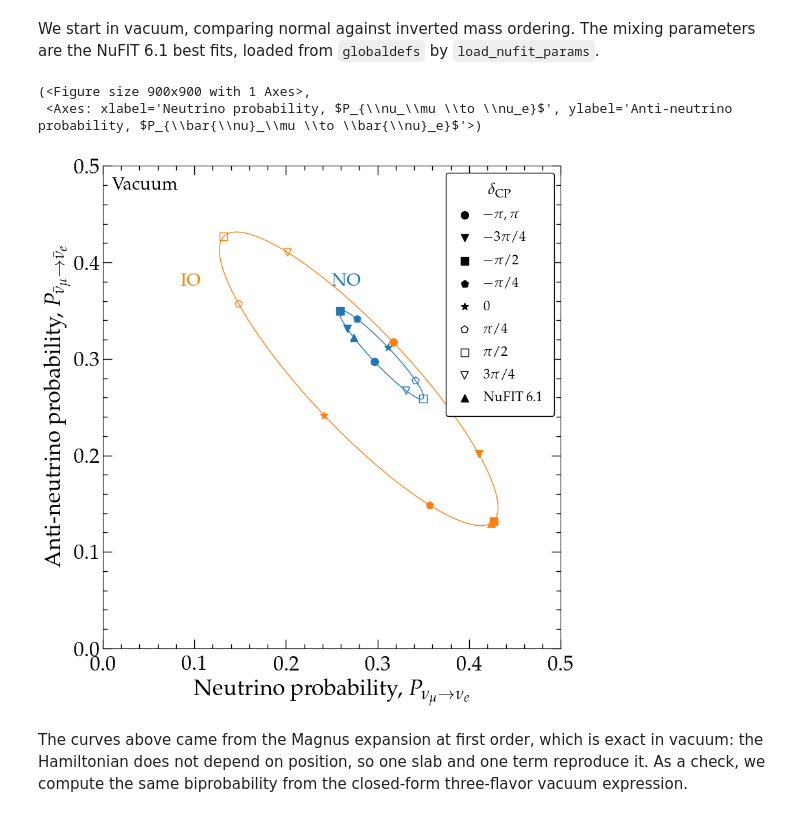
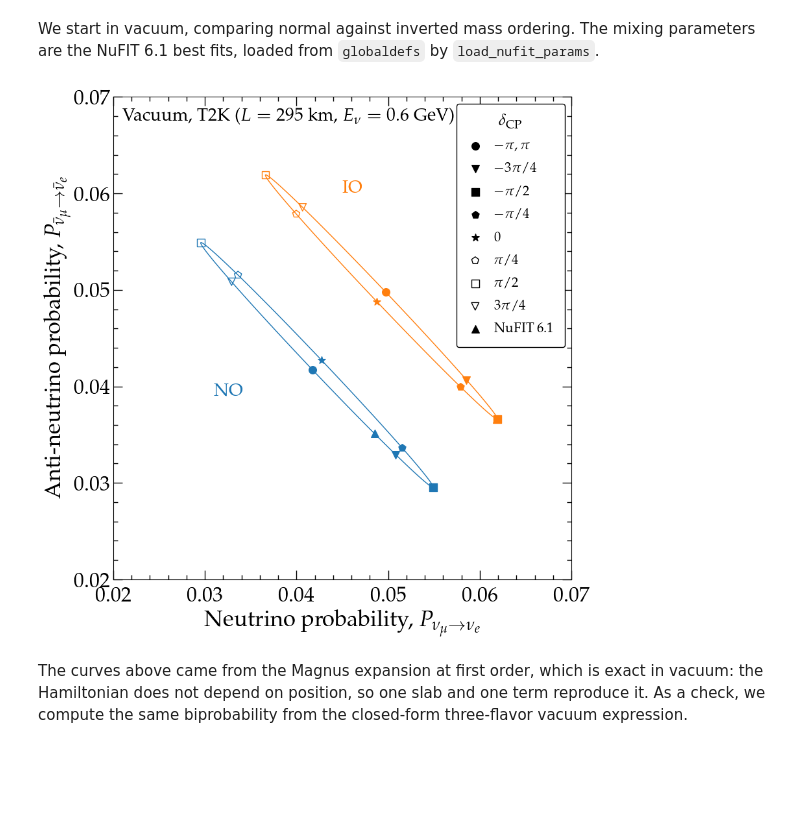
Before and after one commit to mbustama/Magnus, a Jupyter notebook: notebooks/05_magnus_biprobability.ipynb, the cells around one changed output. Saved outputs shown, nothing was run; the diff lists cells and outputs as text; code cells hidden in the pictures; blank space fills up the shorter version.

```diff
--- a/notebooks/05_magnus_biprobability.ipynb
+++ b/notebooks/05_magnus_biprobability.ipynb
@@ -114,8 +114,8 @@ D21_IO = NUFIT_IO['D21'] # [eV^2]
 D31_IO = NUFIT_IO['D31'] # [eV^2]
 # %%
 # Pick the baseline and energy of T2K
-baseline = 810 # [km]
-energy = 2*gd.UNIT_MEV # [eV]
+baseline = 295 # [km]
+energy = 0.6*gd.UNIT_GEV # [eV]
 
 # Values of the delta_CP phase at which to compute the probabilities
 dCP_npts = 100
@@ -183,26 +183,24 @@ prob_nubar_IO_sel = np.array([[dCP/np.pi, oscprob.osc_prob(lambda l: H_nubar(s12
 points_NO_sel = [[dCP_label_sel[i], markers[i], filled[i], [prob_nu_NO_sel[i][1], prob_nubar_NO_sel[i][1]]] for i in range(len(dCP_sel)+1)]
 points_IO_sel = [[dCP_label_sel[i], markers[i], filled[i], [prob_nu_IO_sel[i][1], prob_nubar_IO_sel[i][1]]] for i in range(len(dCP_sel)+1)]
 # %%
-make_plot_biprobability([prob_nu_NO, prob_nu_IO],
-                        [prob_nubar_NO, prob_nubar_IO],
-                        lc=['C0', 'C1'], ls=['-', '-'], lw=[1.0, 1.0],
-                        points_sel_arr=[points_NO_sel, points_IO_sel],
-                        label_prob_nu=r'Neutrino probability, $P_{\nu_\mu \to \nu_e}$',
-                        label_prob_nubar=r'Anti-neutrino probability, $P_{\bar{\nu}_\mu \to \bar{\nu}_e}$',
-                        annotations=[
-                            {'text': 'Vacuum', 'xy': (0.02,0.95), 'color': 'k', 'fontsize': 20, 'ha': 'left'},
-                            {'text': 'NO', 'xy': (0.5,0.75), 'color': 'C0', 'fontsize': 20, 'ha': 'left'},
-                            {'text': 'IO', 'xy': (0.17,0.75), 'color': 'C1', 'fontsize': 20, 'ha': 'left'}
-                        ],
-                        xaxis_major_locator=mpl.ticker.MultipleLocator(base=0.10),
-                        xaxis_minor_locator=mpl.ticker.MultipleLocator(base=0.02),
-                        yaxis_major_locator=mpl.ticker.MultipleLocator(base=0.10),
-                        yaxis_minor_locator=mpl.ticker.MultipleLocator(base=0.02),
-                        leg_fontsize=15, leg_loc='upper right', leg_ncol=1, xlim=[0,0.50], ylim=[0,0.50], save_fig=False)
+fig, ax = make_plot_biprobability([prob_nu_NO, prob_nu_IO],
+                                  [prob_nubar_NO, prob_nubar_IO],
+                                  lc=['C0', 'C1'], ls=['-', '-'], lw=[1.0, 1.0],
+                                  points_sel_arr=[points_NO_sel, points_IO_sel],
+                                  label_prob_nu=r'Neutrino probability, $P_{\nu_\mu \to \nu_e}$',
+                                  label_prob_nubar=r'Anti-neutrino probability, $P_{\bar{\nu}_\mu \to \bar{\nu}_e}$',
+                                  annotations=[
+                                      {'text': r'Vacuum, T2K ($L = 295$~km, $E_\nu = 0.6$~GeV)', 'xy': (0.02,0.95), 'color': 'k', 'fontsize': 20, 'ha': 'left'},
+                                      {'text': 'NO', 'xy': (0.22,0.38), 'color': 'C0', 'fontsize': 20, 'ha': 'left'},
+                                      {'text': 'IO', 'xy': (0.50,0.80), 'color': 'C1', 'fontsize': 20, 'ha': 'left'}
+                                  ],
+                                  xaxis_major_locator=mpl.ticker.MultipleLocator(base=0.01),
+                                  xaxis_minor_locator=mpl.ticker.MultipleLocator(base=0.002),
+                                  yaxis_major_locator=mpl.ticker.MultipleLocator(base=0.01),
+                                  yaxis_minor_locator=mpl.ticker.MultipleLocator(base=0.002),
+                                  leg_fontsize=15, leg_loc='upper right', leg_ncol=1, xlim=[0.02,0.07], ylim=[0.02,0.07], save_fig=False)
 # %% [output]
-(<Figure size 900x900 with 1 Axes>,
- <Axes: xlabel='Neutrino probability, $P_{\\nu_\\mu \\to \\nu_e}$', ylabel='Anti-neutrino probability, $P_{\\bar{\\nu}_\\mu \\to \\bar{\\nu}_e}$'>)
-[figure, old version]
+[figure, new version]
 # %% [markdown]
 The curves above came from the Magnus expansion at first order, which is exact in vacuum:
 the Hamiltonian does not depend on position, so one slab and one term reproduce it.  As a
```
Also changed, not shown: parts of 4 cells of this notebook, 28 other files.
